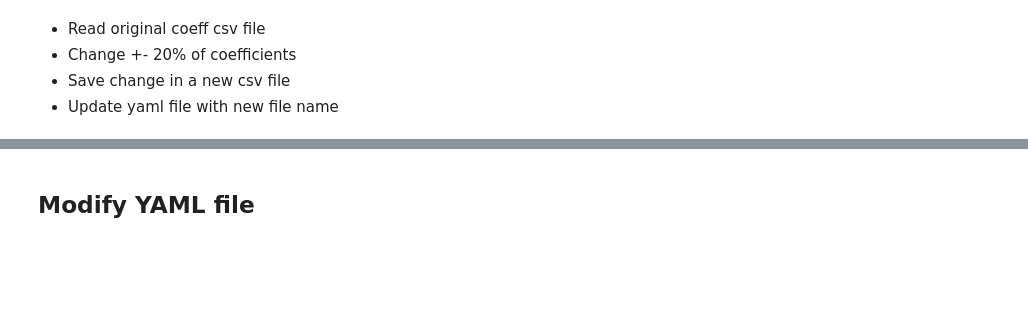
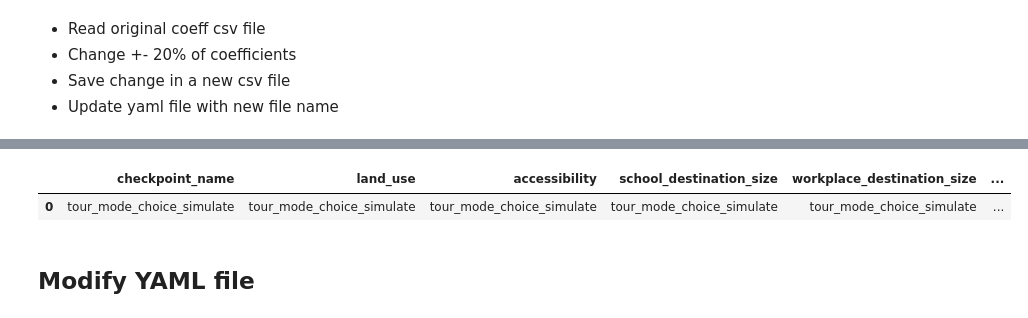
Before and after one commit to annitodd/activitysim, a Jupyter notebook: austin_mp/mode_choice_calibration.ipynb, the cells around one changed output, grey strips where cells are left out. Saved outputs shown, nothing was run; the diff lists cells and outputs as text; code cells hidden in the pictures; blank space fills up the shorter version.

```diff
--- a/austin_mp/mode_choice_calibration.ipynb
+++ b/austin_mp/mode_choice_calibration.ipynb
@@ -8,3 +8,5 @@
 # %%
 import pandas as pd
 import yaml
+# %%
+hdf = pd.HDFStore('output/pipeline.h5')
@@ -11,3 +28,8 @@ import yaml
+# %%
+hdf['/checkpoints']
+# %% [output]
+|  | checkpoint_name | land_use | accessibility | school_destination_size | workplace_destination_size | ... |
+| 0 | tour_mode_choice_simulate | tour_mode_choice_simulate | tour_mode_choice_simulate | tour_mode_choice_simulate | tour_mode_choice_simulate | ... |
 # %%
 coeffs = pd.read_csv('configs/configs/tour_mode_choice_coeffs.csv',
                      index_col = 'Expression')
```
Also changed, not shown: parts of 1 cell of this notebook, 5 other files.
